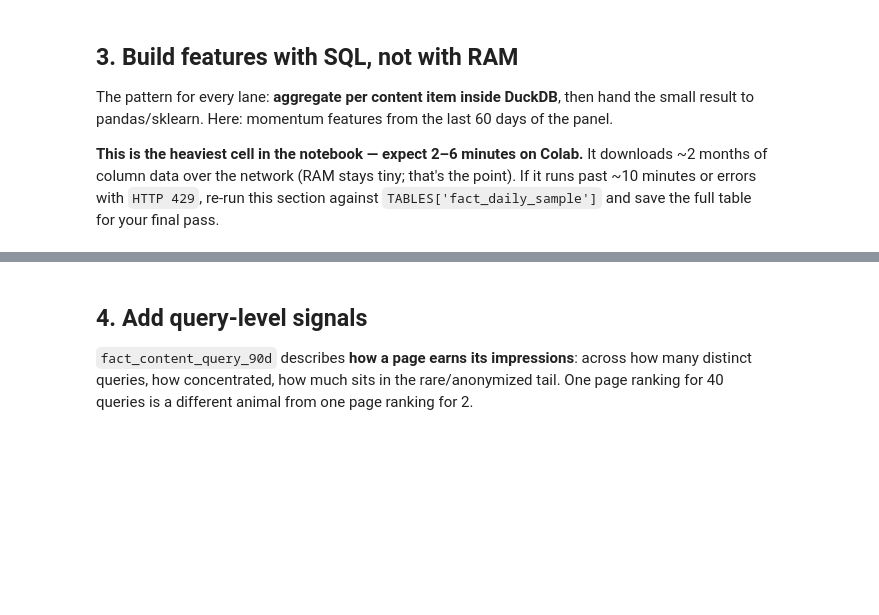
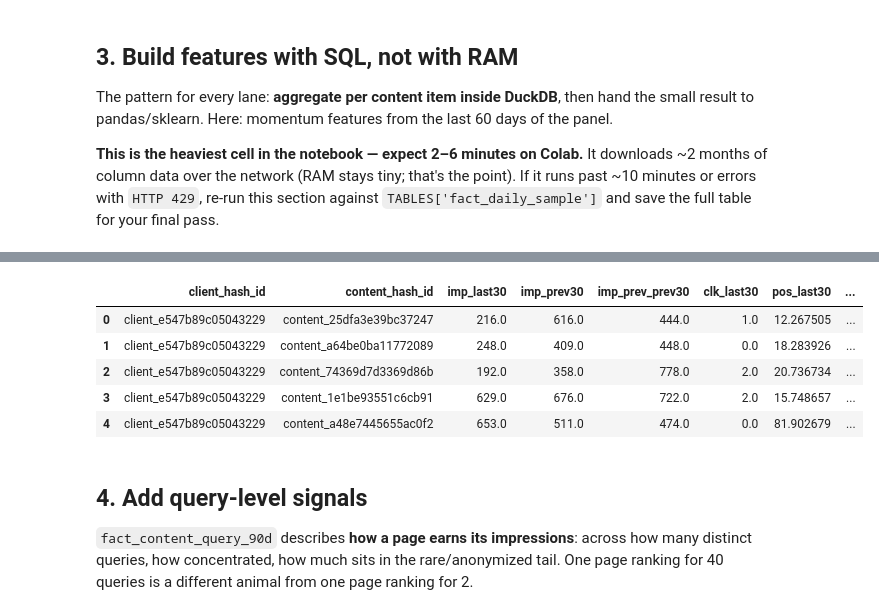
Before and after one commit to SymbolPamnani/Flyrank-ML-internship, a Jupyter notebook: notebooks/03_working_with_the_full_release.ipynb, the cells around one changed output, grey strips where cells are left out. Drawn from its saved outputs; the diff is of its cells as text; code cells hidden in the pictures; blank space fills up the shorter version.

```diff
--- a/notebooks/03_working_with_the_full_release.ipynb
+++ b/notebooks/03_working_with_the_full_release.ipynb
@@ -85,23 +106,79 @@ result to pandas/sklearn. Here: momentum features from the last 60 days of the p
 
 **This is the heaviest cell in the notebook — expect 2–6 minutes on Colab.** It downloads ~2 months of column data over the network (RAM stays tiny; that's the point). If it runs past ~10 minutes or errors with `HTTP 429`, re-run this section against `TABLES['fact_daily_sample']` and save the full table for your final pass.
 # %%
-features = con.sql(f"""
+features_90d = con.sql(f"""
     WITH bounds AS (
-        SELECT MAX(report_date) AS end_d FROM {TABLES['fact_daily']}
+        SELECT MAX(report_date) AS end_d
+        FROM {TABLES['fact_daily']}
     ),
     windowed AS (
-        SELECT f.client_hash_id, f.content_hash_id,
-               SUM(CASE WHEN f.report_date >  b.end_d - INTERVAL 30 DAY THEN f.gsc_impressions ELSE 0 END) AS imp_last30,
-               SUM(CASE WHEN f.report_date <= b.end_d - INTERVAL 30 DAY THEN f.gsc_impressions ELSE 0 END) AS imp_prev30,
-               SUM(CASE WHEN f.report_date >  b.end_d - INTERVAL 30 DAY THEN f.gsc_clicks ELSE 0 END)      AS clk_last30,
-               AVG(CASE WHEN f.report_date >  b.end_d - INTERVAL 30 DAY THEN f.gsc_avg_position END)       AS pos_last30
+        SELECT
+            f.client_hash_id,
+            f.content_hash_id,
+
+            SUM(
+                CASE
+                    WHEN f.report_date > b.end_d - INTERVAL 30 DAY
+                    THEN f.gsc_impressions
+                    ELSE 0
+                END
+            ) AS imp_last30,
+
+            SUM(
+                CASE
+                    WHEN f.report_date > b.end_d - INTERVAL 60 DAY
+                     AND f.report_date <= b.end_d - INTERVAL 30 DAY
+                    THEN f.gsc_impressions
+                    ELSE 0
+                END
+            ) AS imp_prev30,
+
+            SUM(
+                CASE
+                    WHEN f.report_date > b.end_d - INTERVAL 90 DAY
+                     AND f.report_date <= b.end_d - INTERVAL 60 DAY
+                    THEN f.gsc_impressions
+                    ELSE 0
+                END
+            ) AS imp_prev_prev30,
+
+            SUM(
+                CASE
+                    WHEN f.report_date > b.end_d - INTERVAL 30 DAY
+                    THEN f.gsc_clicks
+                    ELSE 0
+                END
+            ) AS clk_last30,
+
+            AVG(
+                CASE
+                    WHEN f.report_date > b.end_d - INTERVAL 30 DAY
+                    THEN f.gsc_avg_position
+                END
+            ) AS pos_last30,
+
+            STDDEV_SAMP(
+                CASE
+                    WHEN f.report_date > b.end_d - INTERVAL 60 DAY
+                    AND f.report_date <= b.end_d - INTERVAL 30 DAY
+                    THEN f.gsc_avg_position
+                END
+            ) AS pos_volatility
+
         FROM {TABLES['fact_daily']} f, bounds b
-        WHERE f.report_date > b.end_d - INTERVAL 60 DAY
+
+        WHERE f.report_date > b.end_d - INTERVAL 90 DAY
+
         GROUP BY 1, 2
-        HAVING imp_prev30 >= 100
+
+        HAVING imp_prev30 >= 200
     )
-    SELECT * FROM windowed
+
+    SELECT *
+    FROM windowed
 """).df()
 
-print(f'{len(features):,} content items with enough history')
-features.head()
+print(f"{len(features_90d):,} content items with enough history")
+
+features_90d.head()
+# %% [output]
@@ -108,3 +186,9 @@ features.head()
+|  | client_hash_id | content_hash_id | imp_last30 | imp_prev30 | imp_prev_prev30 | clk_last30 | pos_last30 | ... |
+| 0 | client_e547b89c05043229 | content_25dfa3e39bc37247 | 216.0 | 616.0 | 444.0 | 1.0 | 12.267505 | ... |
+| 1 | client_e547b89c05043229 | content_a64be0ba11772089 | 248.0 | 409.0 | 448.0 | 0.0 | 18.283926 | ... |
+| 2 | client_e547b89c05043229 | content_74369d7d3369d86b | 192.0 | 358.0 | 778.0 | 2.0 | 20.736734 | ... |
+| 3 | client_e547b89c05043229 | content_1e1be93551c6cb91 | 629.0 | 676.0 | 722.0 | 2.0 | 15.748657 | ... |
+| 4 | client_e547b89c05043229 | content_a48e7445655ac0f2 | 653.0 | 511.0 | 474.0 | 0.0 | 81.902679 | ... |
 # %% [markdown]
 ## 4. Add query-level signals
 
```
Also changed, not shown: parts of 9 cells of this notebook.
